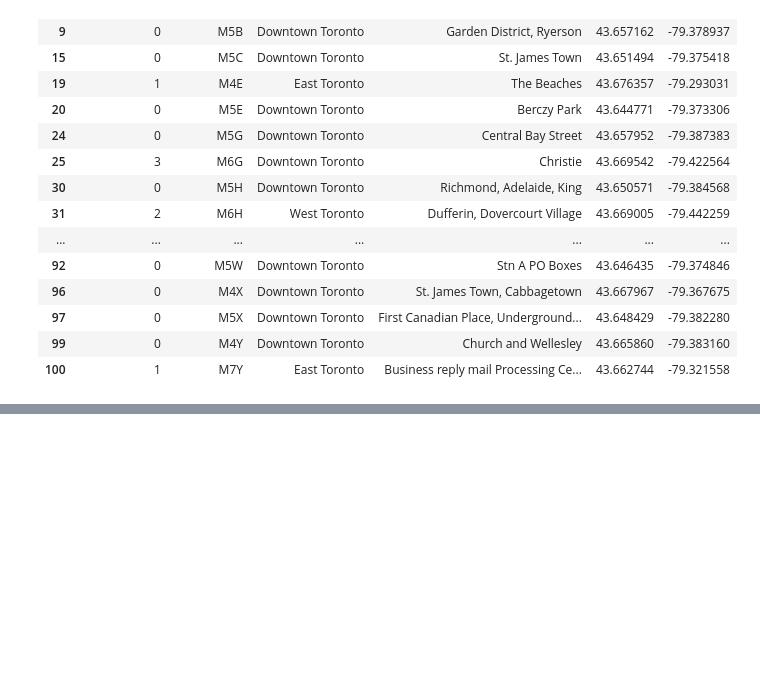
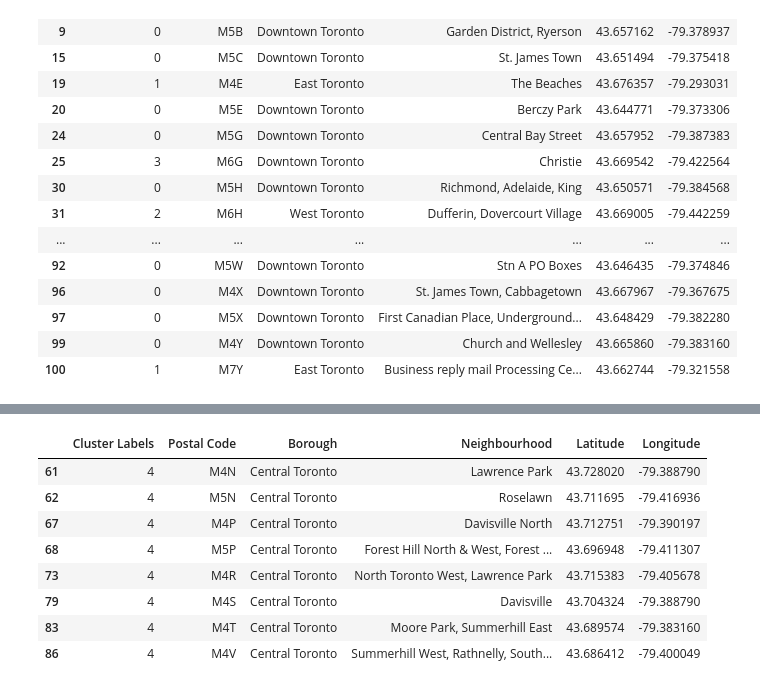
Before and after one commit to leofanci/Capstone_Project, a Jupyter notebook: Toronto 3.ipynb, the cells around one changed output, grey strips where cells are left out. Cells and saved outputs as stored; diff of their text form; code cells hidden in the pictures; blank space fills up the shorter version.

```diff
--- a/Toronto 3.ipynb
+++ b/Toronto 3.ipynb
@@ -311,0 +369,13 @@ map_colored
+# %%
+# Cluster 5
+df6.loc[df6['Cluster Labels']==4]
+# %% [output]
+|  | Cluster Labels | Postal Code | Borough | Neighbourhood | Latitude | Longitude |
+| 61 | 4 | M4N | Central Toronto | Lawrence Park | 43.728020 | -79.388790 |
+| 62 | 4 | M5N | Central Toronto | Roselawn | 43.711695 | -79.416936 |
+| 67 | 4 | M4P | Central Toronto | Davisville North | 43.712751 | -79.390197 |
+| 68 | 4 | M5P | Central Toronto | Forest Hill North & West, Forest ... | 43.696948 | -79.411307 |
+| 73 | 4 | M4R | Central Toronto | North Toronto West, Lawrence Park | 43.715383 | -79.405678 |
+| 79 | 4 | M4S | Central Toronto | Davisville | 43.704324 | -79.388790 |
+| 83 | 4 | M4T | Central Toronto | Moore Park, Summerhill East | 43.689574 | -79.383160 |
+| 86 | 4 | M4V | Central Toronto | Summerhill West, Rathnelly, South... | 43.686412 | -79.400049 |
```
Also changed, not shown: parts of 8 cells of this notebook.
